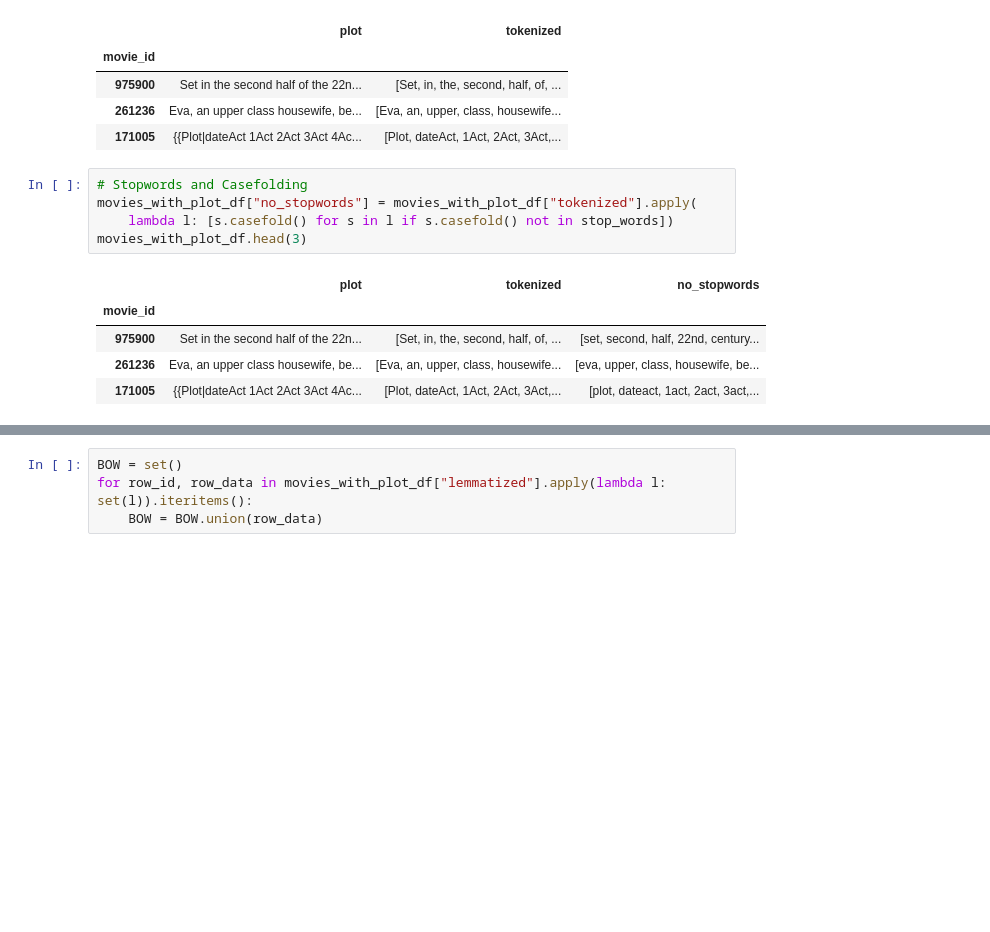
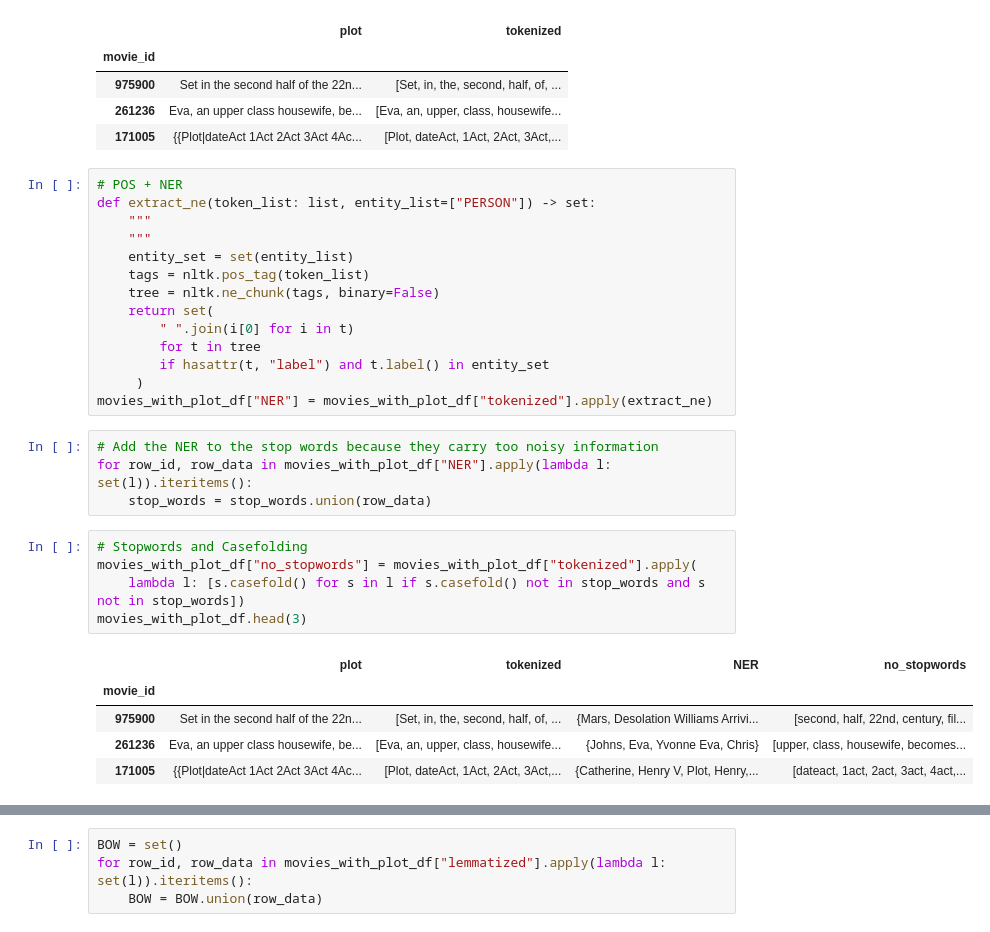
Before and after one commit to epfl-ada/ada-2022-project-zozoz, a Jupyter notebook: src/features_engineering/features_engineering.ipynb, the cells around one changed output, grey strips where cells are left out. Saved outputs shown, nothing was run; the diff lists cells and outputs as text; blank space fills up the shorter version.

```diff
--- a/src/features_engineering/features_engineering.ipynb
+++ b/src/features_engineering/features_engineering.ipynb
@@ -772,17 +813,35 @@ movies_with_plot_df.head(3)
 | 975900 | Set in the second half of the 22n... | [Set, in, the, second, half, of, ... |
 | 261236 | Eva, an upper class housewife, be... | [Eva, an, upper, class, housewife... |
 | 171005 | {{Plot|dateAct 1Act 2Act 3Act 4Ac... | [Plot, dateAct, 1Act, 2Act, 3Act,... |
+# %%
+# POS + NER
+def extract_ne(token_list: list, entity_list=["PERSON"]) -> set:
+    """
+    """
+    entity_set = set(entity_list)
+    tags = nltk.pos_tag(token_list)
+    tree = nltk.ne_chunk(tags, binary=False)
+    return set(
+        " ".join(i[0] for i in t)
+        for t in tree
+        if hasattr(t, "label") and t.label() in entity_set
+     )
+movies_with_plot_df["NER"] = movies_with_plot_df["tokenized"].apply(extract_ne)
+# %%
+# Add the NER to the stop words because they carry too noisy information
+for row_id, row_data in movies_with_plot_df["NER"].apply(lambda l: set(l)).iteritems():
+    stop_words = stop_words.union(row_data)
 # %%
 # Stopwords and Casefolding
 movies_with_plot_df["no_stopwords"] = movies_with_plot_df["tokenized"].apply(
-    lambda l: [s.casefold() for s in l if s.casefold() not in stop_words])
+    lambda l: [s.casefold() for s in l if s.casefold() not in stop_words and s not in stop_words])
 movies_with_plot_df.head(3)
 # %% [output]
-|  | plot | tokenized | no_stopwords |
-| movie_id |  |  |  |
-| 975900 | Set in the second half of the 22n... | [Set, in, the, second, half, of, ... | [set, second, half, 22nd, century... |
-| 261236 | Eva, an upper class housewife, be... | [Eva, an, upper, class, housewife... | [eva, upper, class, housewife, be... |
-| 171005 | {{Plot|dateAct 1Act 2Act 3Act 4Ac... | [Plot, dateAct, 1Act, 2Act, 3Act,... | [plot, dateact, 1act, 2act, 3act,... |
+|  | plot | tokenized | NER | no_stopwords |
+| movie_id |  |  |  |  |
+| 975900 | Set in the second half of the 22n... | [Set, in, the, second, half, of, ... | {Mars, Desolation Williams Arrivi... | [second, half, 22nd, century, fil... |
+| 261236 | Eva, an upper class housewife, be... | [Eva, an, upper, class, housewife... | {Johns, Eva, Yvonne Eva, Chris} | [upper, class, housewife, becomes... |
+| 171005 | {{Plot|dateAct 1Act 2Act 3Act 4Ac... | [Plot, dateAct, 1Act, 2Act, 3Act,... | {Catherine, Henry V, Plot, Henry,... | [dateact, 1act, 2act, 3act, 4act,... |
 # %%
 # Lemmatize
 movies_with_plot_df["lemmatized"] = movies_with_plot_df["no_stopwords"].apply(
```
Also changed, not shown: parts of 33 cells of this notebook, 3 other files.
